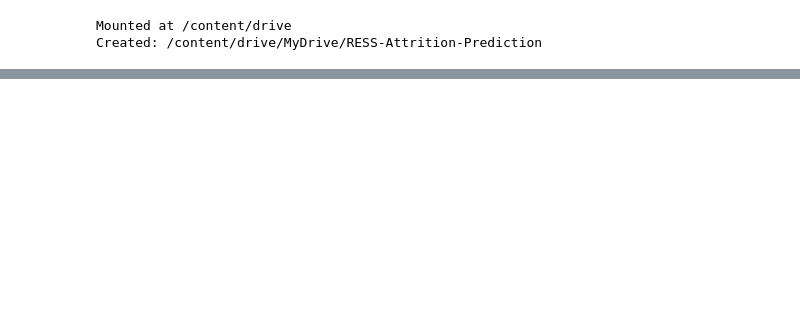
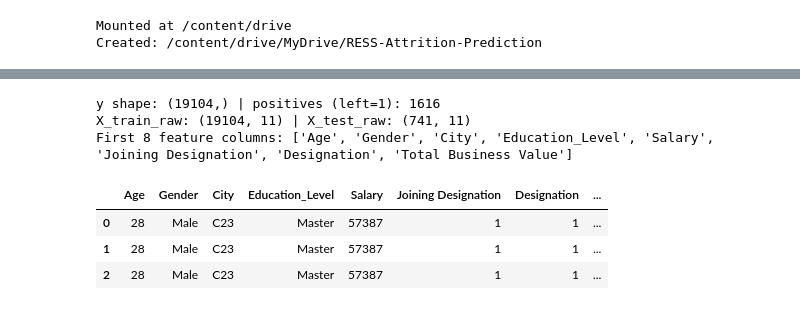
Before and after one commit to rudraymehra/RESS-Attrition-Prediction, a Jupyter notebook: RESS_Attrition_Prediction.ipynb, the cells around one changed output, grey strips where cells are left out. Drawn from its saved outputs; the diff is of its cells as text; code cells hidden in the pictures; blank space fills up the shorter version.

Commit message:
Set up project structure and preprocess initial data Includes data loading, target definition, and feature engineering.

```diff
--- a/RESS_Attrition_Prediction.ipynb
+++ b/RESS_Attrition_Prediction.ipynb
@@ -24,0 +128,63 @@ Created: /content/drive/MyDrive/RESS-Attrition-Prediction
+# %%
+import os, pandas as pd, numpy as np
+from datetime import datetime
+
+# paths
+BASE = "/content/drive/MyDrive/RESS-Attrition-Prediction"
+RAW  = os.path.join(BASE, "data", "raw")
+train_path = os.path.join(RAW, "train_data.csv")
+test_path  = os.path.join(RAW, "test_data.csv")
+sub_path   = os.path.join(RAW, "sample_submission.csv")
+
+# load
+train = pd.read_csv(train_path)
+test  = pd.read_csv(test_path)
+sub   = pd.read_csv(sub_path)
+
+# --- build label: 1 if LastWorkingDate present, else 0 (train only) ---
+y = (pd.to_datetime(train["LastWorkingDate"], errors="coerce").notna()).astype(int)
+
+# --- engineer tenure (months) at snapshot MMM-YY (no leakage) ---
+def parse_mmm_yy(x):
+    try:
+        return datetime.strptime(str(x), "%b-%y")  # e.g., 'Jan-14'
+    except Exception:
+        return pd.NaT
+
+snap_dt = train["MMM-YY"].apply(parse_mmm_yy)
+doj_dt  = pd.to_datetime(train["Dateofjoining"], errors="coerce")
+
+def tenure_months(snap, doj):
+    if pd.isna(snap) or pd.isna(doj): return np.nan
+    return (snap.year - doj.year)*12 + (snap.month - doj.month)
+
+train["tenure_months_snap"] = [tenure_months(s, d) for s, d in zip(snap_dt, doj_dt)]
+
+# --- choose features (drop IDs + raw dates + leakage) ---
+drop_cols = ["Emp_ID", "MMM-YY", "Dateofjoining", "LastWorkingDate"]
+feat_cols = [c for c in train.columns if c not in drop_cols] + ["tenure_months_snap"]
+
+# raw feature tables (no encoding yet)
+X_train_raw = train[feat_cols].copy()
+
+# test has only Emp_ID; create same columns (filled NaN for now)
+X_test_raw = pd.DataFrame(columns=feat_cols, index=range(len(test)))
+
+print("y shape:", y.shape, "| positives (left=1):", int(y.sum()))
+print("X_train_raw:", X_train_raw.shape, "| X_test_raw:", X_test_raw.shape)
+print("First 8 feature columns:", feat_cols[:8])
+X_train_raw.head(3)
+
+
+
+#        after setting the path and loading the data, the pipeline for churn or
+#     attrition. defining the target and creating relevant features like tenure and
+#                         selecting initial features used for modeling
+# %% [output]
+y shape: (19104,) | positives (left=1): 1616
+X_train_raw: (19104, 11) | X_test_raw: (741, 11)
+First 8 feature columns: ['Age', 'Gender', 'City', 'Education_Level', 'Salary', 'Joining Designation', 'Designation', 'Total Business Value']
+|  | Age | Gender | City | Education_Level | Salary | Joining Designation | Designation | ... |
+| 0 | 28 | Male | C23 | Master | 57387 | 1 | 1 | ... |
+| 1 | 28 | Male | C23 | Master | 57387 | 1 | 1 | ... |
+| 2 | 28 | Male | C23 | Master | 57387 | 1 | 1 | ... |
```
Also changed, not shown: parts of 3 cells of this notebook.
